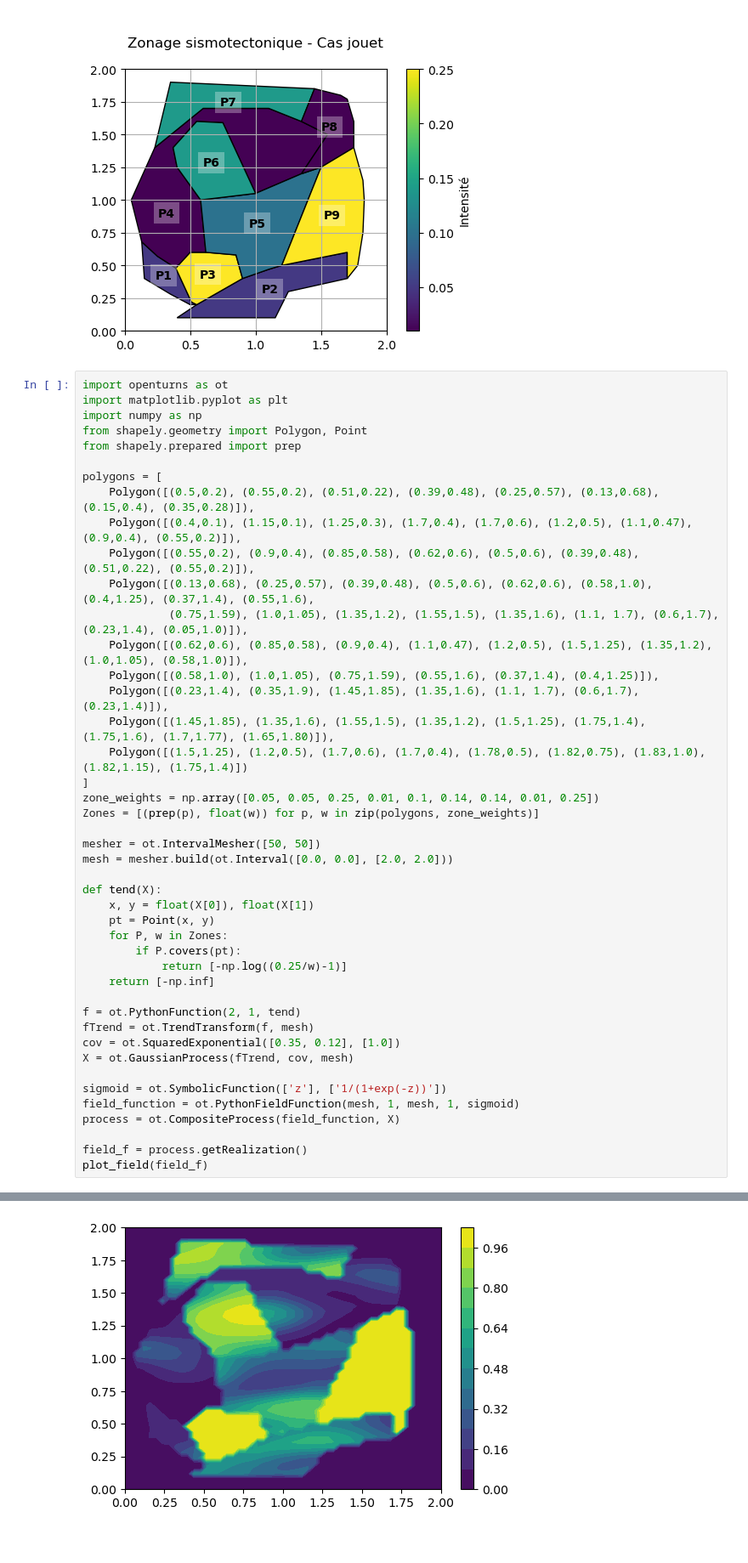
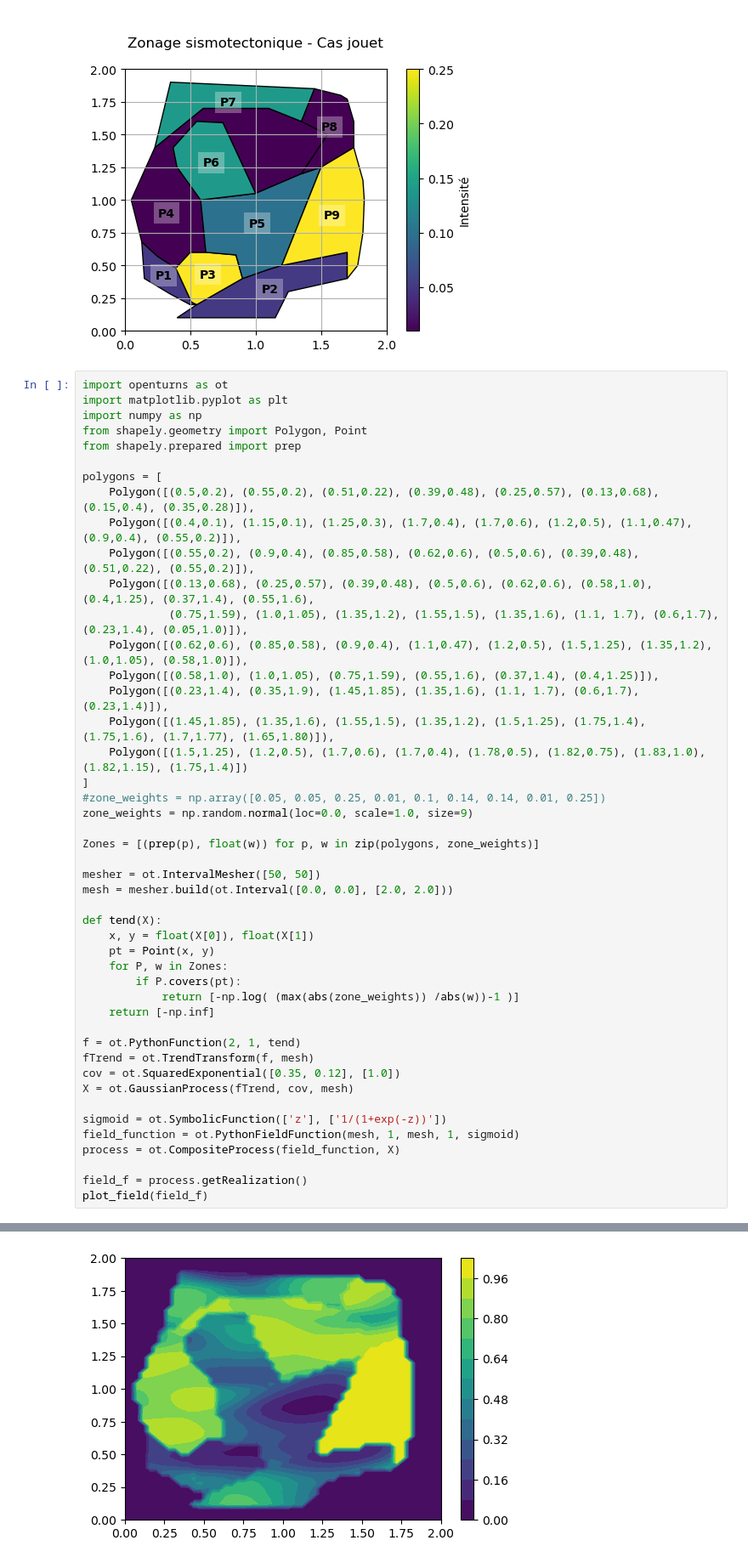
Before and after one commit to IbraSey/phdseydi, a Jupyter notebook: gp.ipynb, the cells around one changed output, grey strips where cells are left out. Shown at 85% size. Drawn from its saved outputs; the diff is of its cells as text.

```diff
--- a/gp.ipynb
+++ b/gp.ipynb
@@ -234,36 +234,38 @@ polygons = [
     Polygon([(1.45,1.85), (1.35,1.6), (1.55,1.5), (1.35,1.2), (1.5,1.25), (1.75,1.4), (1.75,1.6), (1.7,1.77), (1.65,1.80)]),
     Polygon([(1.5,1.25), (1.2,0.5), (1.7,0.6), (1.7,0.4), (1.78,0.5), (1.82,0.75), (1.83,1.0), (1.82,1.15), (1.75,1.4)])
 ]
-zone_weights = np.array([0.05, 0.05, 0.25, 0.01, 0.1, 0.14, 0.14, 0.01, 0.25])
+#zone_weights = np.array([0.05, 0.05, 0.25, 0.01, 0.1, 0.14, 0.14, 0.01, 0.25])
+zone_weights = np.random.normal(loc=0.0, scale=1.0, size=9)
+
 Zones = [(prep(p), float(w)) for p, w in zip(polygons, zone_weights)]
 
 mesher = ot.IntervalMesher([50, 50])
 mesh = mesher.build(ot.Interval([0.0, 0.0], [2.0, 2.0]))
 
 def tend(X):
     x, y = float(X[0]), float(X[1])
     pt = Point(x, y)
     for P, w in Zones:
         if P.covers(pt):
-            return [-np.log((0.25/w)-1)]
+            return [-np.log( (max(abs(zone_weights)) /abs(w))-1 )]
     return [-np.inf]
 
 f = ot.PythonFunction(2, 1, tend)
 fTrend = ot.TrendTransform(f, mesh)
 cov = ot.SquaredExponential([0.35, 0.12], [1.0])
 X = ot.GaussianProcess(fTrend, cov, mesh)
 
 sigmoid = ot.SymbolicFunction(['z'], ['1/(1+exp(-z))'])
 field_function = ot.PythonFieldFunction(mesh, 1, mesh, 1, sigmoid)
 process = ot.CompositeProcess(field_function, X)
 
 field_f = process.getRealization()
 plot_field(field_f)
 # %% [output]
 (<Figure size 600x400 with 2 Axes>,
  <Axes: >,
  <matplotlib.contour.QuadContourSet at 0x...>)
-[figure, old version]
+[figure, new version]
 # %%
 # Avec trend (zonage)
 X_trend = ot.GaussianProcess(fTrend, cov, mesh)
```
Also changed, not shown: parts of 1 cell of this notebook, 1 other file.
